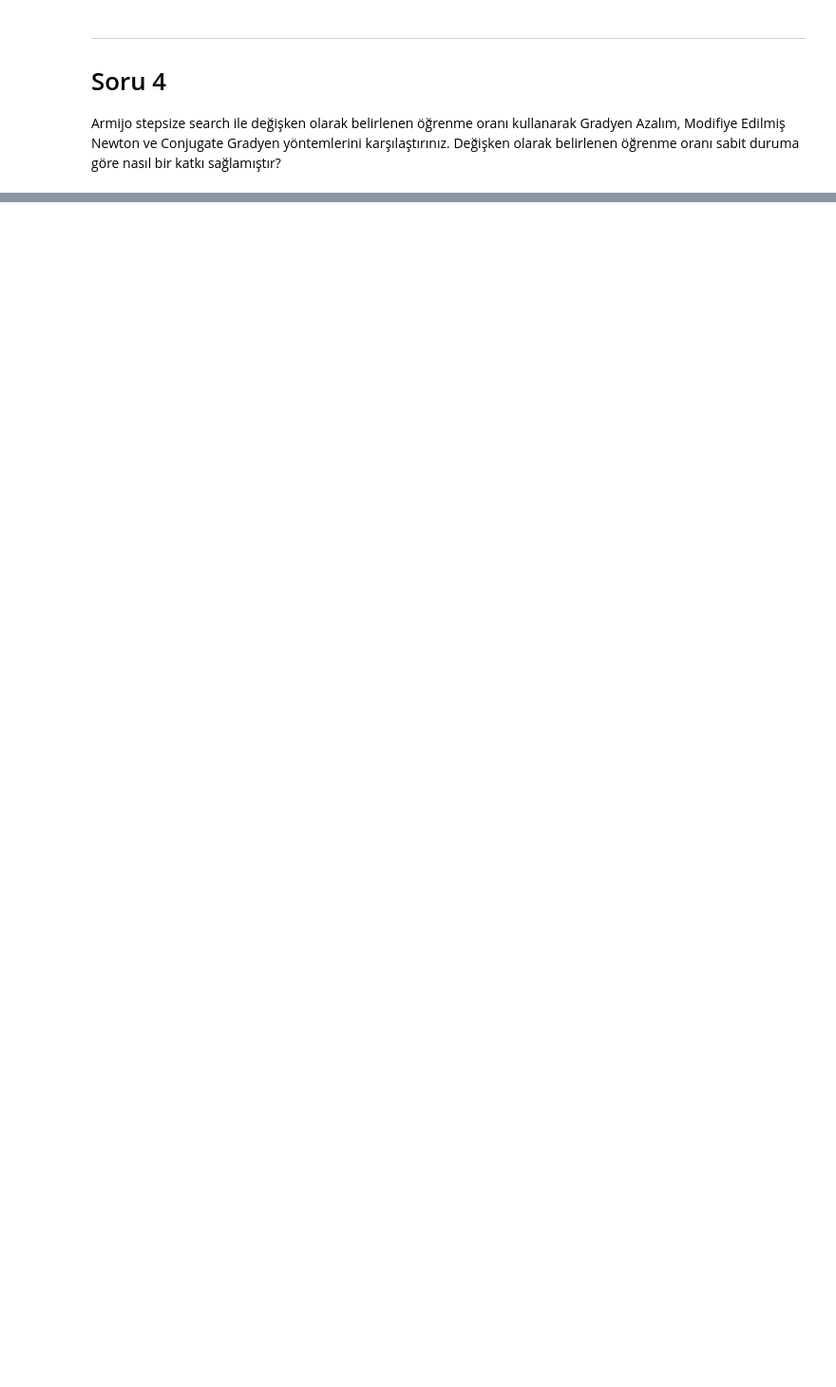
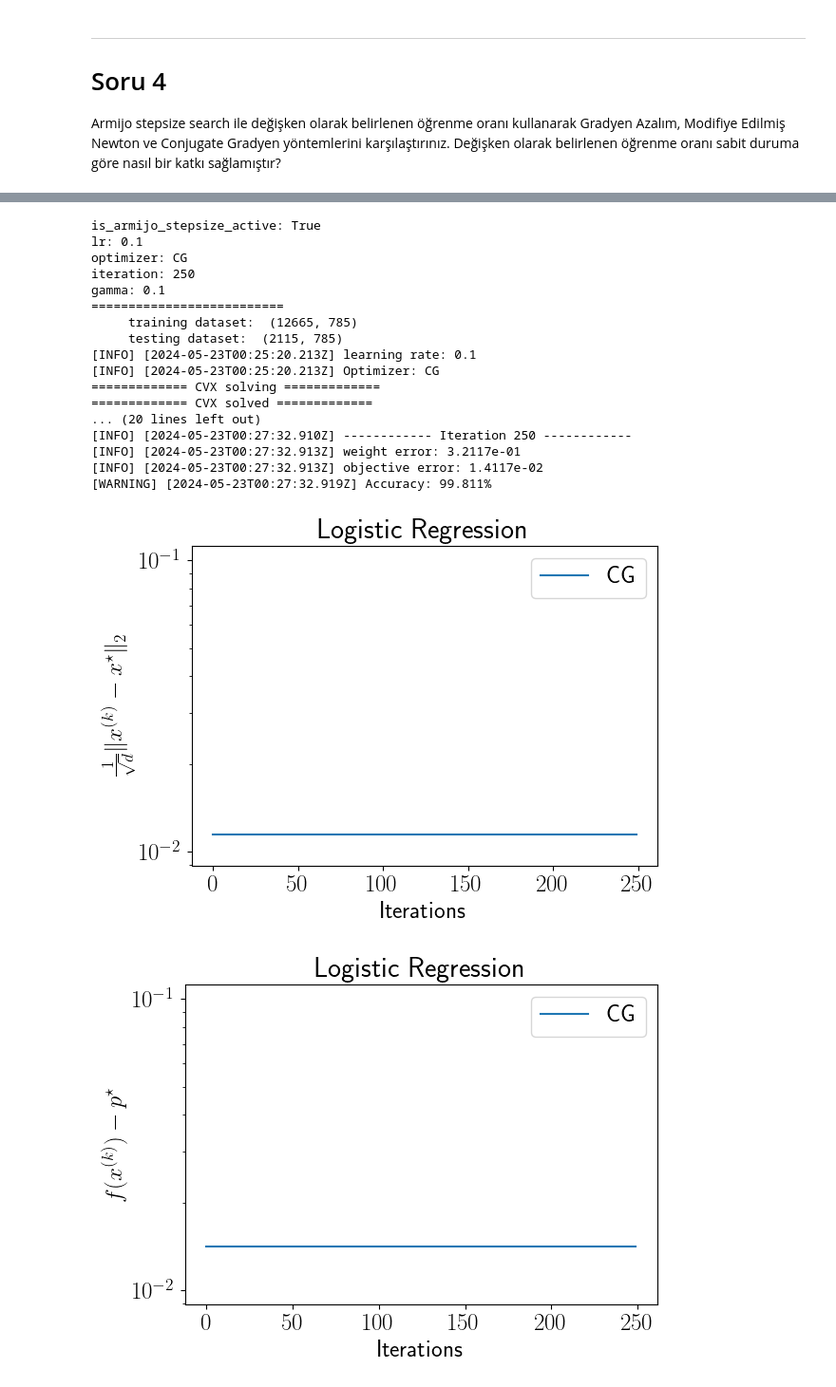
Before and after one commit to ondergormez/BLM6113_Advanced_Optimization, a Jupyter notebook: 02-Homeworks/Homework2/Homework2.ipynb, the cells around one changed output, grey strips where cells are left out. Shown at 95% size. Saved outputs shown, nothing was run; the diff lists cells and outputs as text; code cells hidden in the pictures; blank space fills up the shorter version.

```diff
--- a/02-Homeworks/Homework2/Homework2.ipynb
+++ b/02-Homeworks/Homework2/Homework2.ipynb
@@ -419,0 +448,26 @@ Armijo stepsize search ile değişken olarak belirlenen öğrenme oranı kullana
+# %%
+args = args_parser()
+args.is_armijo_stepsize_active = True
+args.optimizer = 'CG'
+
+cg_with_armijo_execution_time = run_specified_method(args)
+# %% [output]
+is_armijo_stepsize_active: True
+lr: 0.1
+optimizer: CG
+iteration: 250
+gamma: 0.1
+==========================
+     training dataset:  (12665, 785)
+     testing dataset:  (2115, 785)
+[INFO] [2024-05-23T00:25:20.213Z] learning rate: 0.1
+[INFO] [2024-05-23T00:25:20.213Z] Optimizer: CG
+============= CVX solving =============
+============= CVX solved =============
+... (20 lines left out)
+[INFO] [2024-05-23T00:27:32.910Z] ------------ Iteration 250 ------------
+[INFO] [2024-05-23T00:27:32.913Z] weight error: 3.2117e-01
+[INFO] [2024-05-23T00:27:32.913Z] objective error: 1.4117e-02
+[WARNING] [2024-05-23T00:27:32.919Z] Accuracy: 99.811%
+[figure, added]
+[figure, added]
```
Also changed, not shown: parts of 40 cells of this notebook, 6 other files.
